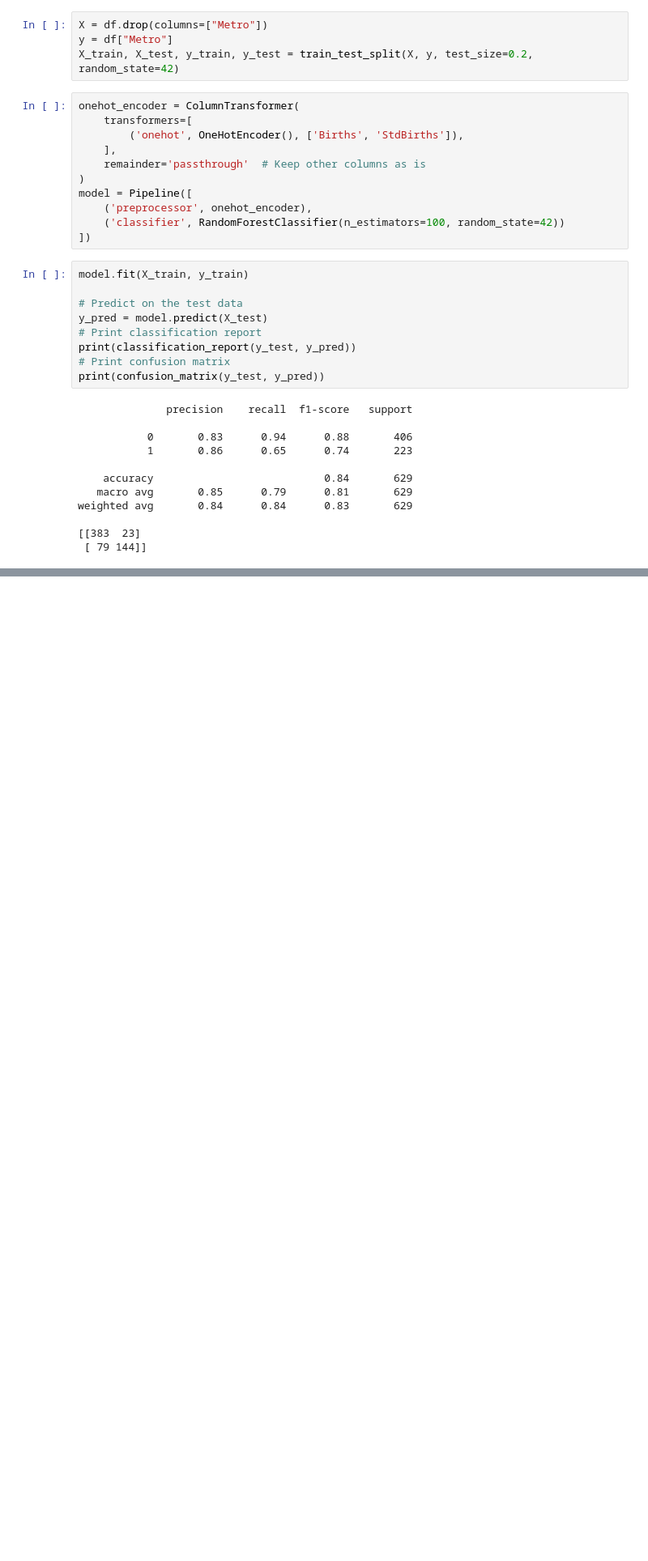
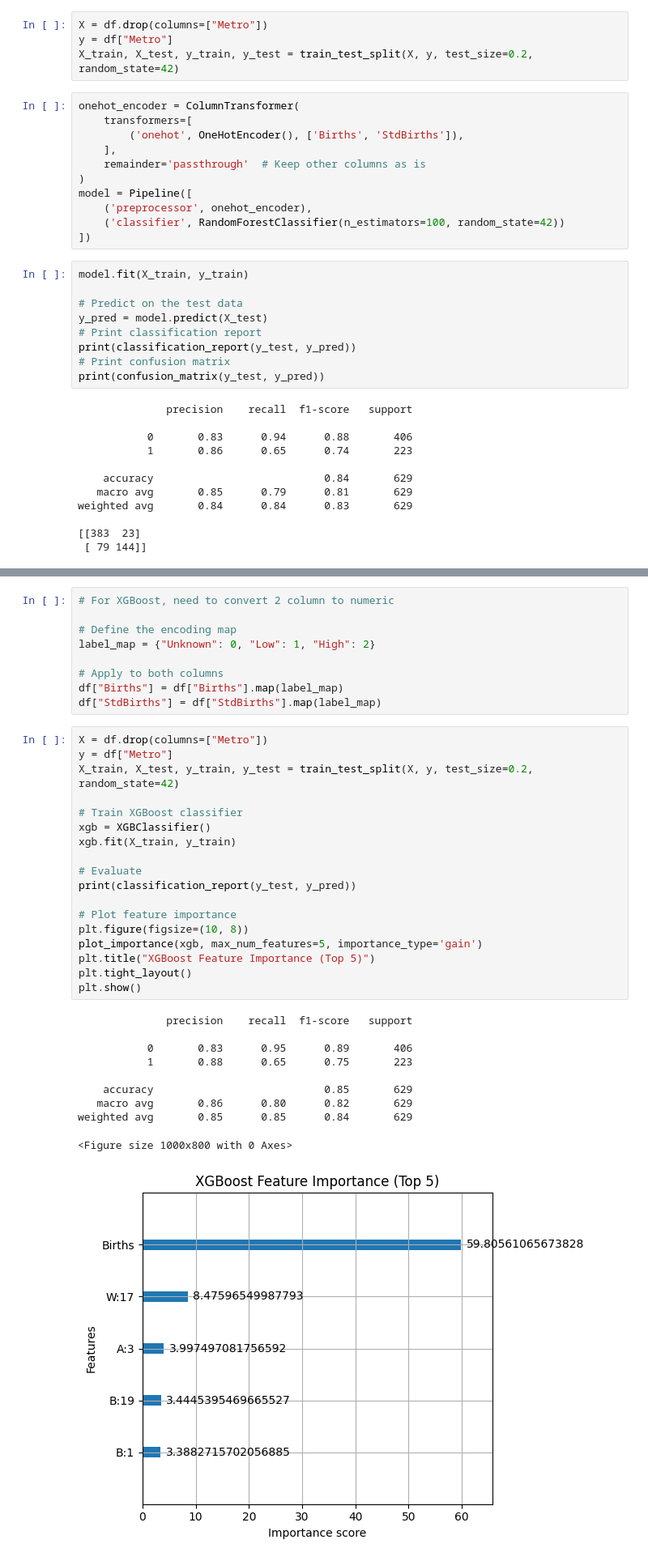
Before and after one commit to carlosfc-ds/project-si618, a Jupyter notebook: si618_project_III.ipynb, the cells around one changed output, grey strips where cells are left out. Shown at 81% size. Saved outputs shown, nothing was run; the diff lists cells and outputs as text; blank space fills up the shorter version.

```diff
--- a/si618_project_III.ipynb
+++ b/si618_project_III.ipynb
@@ -343,0 +402,38 @@ weighted avg       0.84      0.84      0.83       629
+# %%
+# For XGBoost, need to convert 2 column to numeric
+
+# Define the encoding map
+label_map = {"Unknown": 0, "Low": 1, "High": 2}
+
+# Apply to both columns
+df["Births"] = df["Births"].map(label_map)
+df["StdBirths"] = df["StdBirths"].map(label_map)
+# %%
+X = df.drop(columns=["Metro"])
+y = df["Metro"]
+X_train, X_test, y_train, y_test = train_test_split(X, y, test_size=0.2, random_state=42)
+
+# Train XGBoost classifier
+xgb = XGBClassifier()
+xgb.fit(X_train, y_train)
+
+# Evaluate
+print(classification_report(y_test, y_pred))
+
+# Plot feature importance
+plt.figure(figsize=(10, 8))
+plot_importance(xgb, max_num_features=5, importance_type='gain')
+plt.title("XGBoost Feature Importance (Top 5)")
+plt.tight_layout()
+plt.show()
+# %% [output]
+              precision    recall  f1-score   support
+
+           0       0.83      0.95      0.89       406
+           1       0.88      0.65      0.75       223
+
+    accuracy                           0.85       629
+   macro avg       0.86      0.80      0.82       629
+weighted avg       0.85      0.85      0.84       629
+<Figure size 1000x800 with 0 Axes>
+[figure, added]
```
Also changed, not shown: parts of 8 cells of this notebook, 1 other file.
